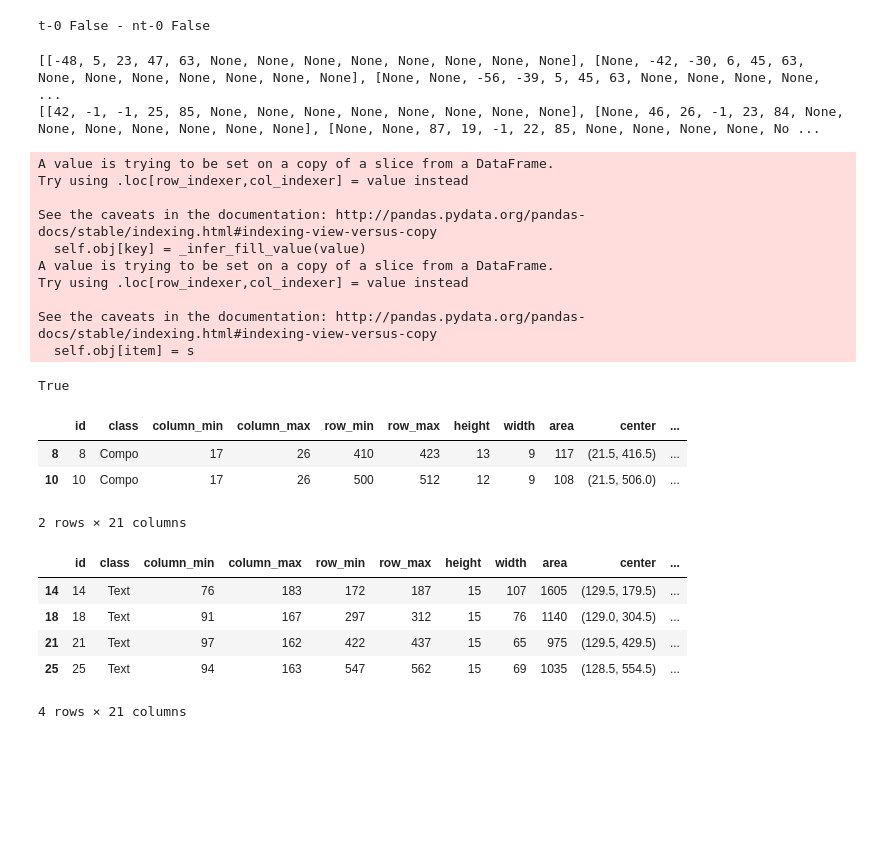
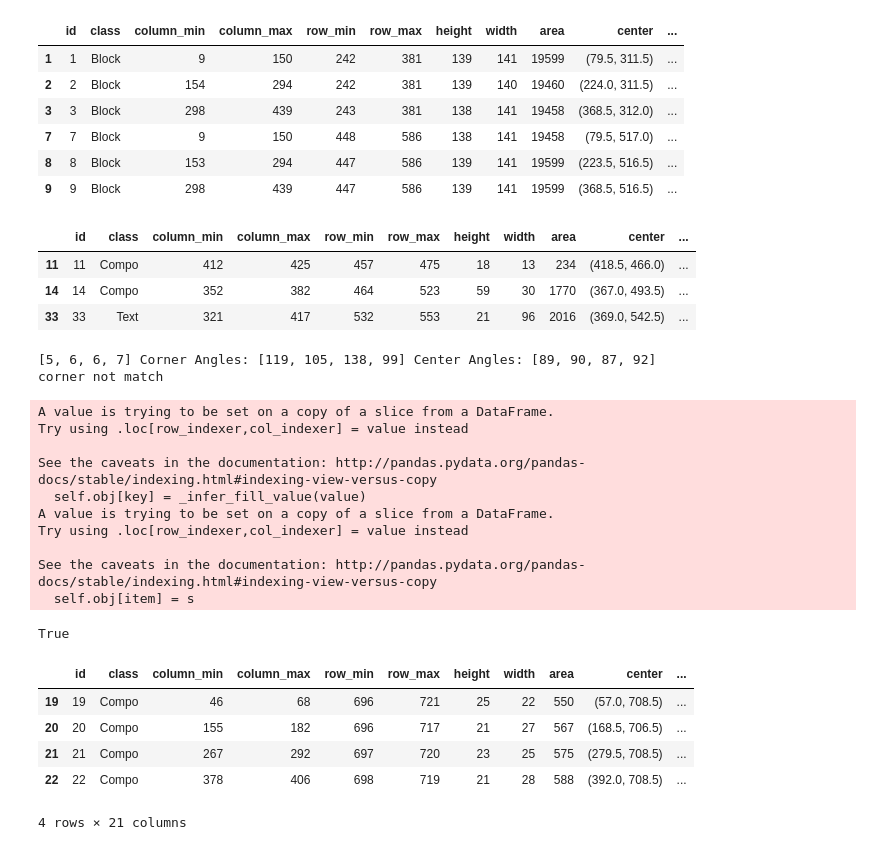
Before and after one commit to MulongXie/GUI-Perceptual-Grouping, a Jupyter notebook: test-layout.ipynb, the cells around one changed output. Saved outputs shown, nothing was run; the diff lists cells and outputs as text; code cells hidden in the pictures; blank space fills up the shorter version.

Commit message:
set each container as a group

```diff
--- a/test-layout.ipynb
+++ b/test-layout.ipynb
@@ -14,6 +14,8 @@ import os
 from os.path import join as pjoin
 # %%
 gui = GUI(img_file='E:\\Mulong\\Datasets\\gui\\rico\\combined\\all\\2114.jpg', output_dir='E:\\Temp\\data\\rico-layout\\result')
+# %%
+gui = GUI(img_file='data/input/10.jpg')
 # %%
 gui.element_detection()
 # gui.visualize_element_detection()
@@ -30,5 +31,3 @@ gui.cvt_compos_json_to_dataframe()
 gui.compos_df.repetitive_group_recognition(show=False)
 # %%
 gui.compos_df.pair_groups()
-# %% [output]
-t-0 False - nt-0 False
@@ -37,2 +34,15 @@ gui.compos_df.repetitive_block_recognition()
 # %%
 b = gui.visualize_compos_df('group')
+# %%
+df = gui.compos_df.compos_dataframe
+blocks = df[(df['class']=='Block') & (~pd.isna(df['children'])) & (df['children']!=-1)]
+# %%
+blocks
+# %% [output]
+|  | id | class | column_min | column_max | row_min | row_max | height | width | area | center | ... |
+| 1 | 1 | Block | 9 | 150 | 242 | 381 | 139 | 141 | 19599 | (79.5, 311.5) | ... |
+| 2 | 2 | Block | 154 | 294 | 242 | 381 | 139 | 140 | 19460 | (224.0, 311.5) | ... |
+| 3 | 3 | Block | 298 | 439 | 243 | 381 | 138 | 141 | 19458 | (368.5, 312.0) | ... |
+| 7 | 7 | Block | 9 | 150 | 448 | 586 | 138 | 141 | 19458 | (79.5, 517.0) | ... |
+| 8 | 8 | Block | 153 | 294 | 447 | 586 | 139 | 141 | 19599 | (223.5, 516.5) | ... |
+| 9 | 9 | Block | 298 | 439 | 447 | 586 | 139 | 141 | 19599 | (368.5, 516.5) | ... |
@@ -39,3 +52,10 @@ b = gui.visualize_compos_df('group')
+# %%
+children
+# %% [output]
+|  | id | class | column_min | column_max | row_min | row_max | height | width | area | center | ... |
+| 11 | 11 | Compo | 412 | 425 | 457 | 475 | 18 | 13 | 234 | (418.5, 466.0) | ... |
+| 14 | 14 | Compo | 352 | 382 | 464 | 523 | 59 | 30 | 1770 | (367.0, 493.5) | ... |
+| 33 | 33 | Text | 321 | 417 | 532 | 553 | 21 | 96 | 2016 | (369.0, 542.5) | ... |
 # %%
 gui.cvt_compos_json_to_dataframe()
 gui.compos_df.repetitive_group_recognition()
@@ -48,8 +70,8 @@ g_t0 = df[df['group'] == 't-0']
 # %%
-pairing.match_two_groups_with_text_by_angles_and_y_distance(g_nt0, g_t0)
+pairing.match_two_groups_with_text_by_angles_and_y_distance(g_nt2, g_t1)
 # %% [output]
-[[-48, 5, 23, 47, 63, None, None, None, None, None, None, None, None], [None, -42, -30, 6, 45, 63, None, None, None, None, None, None, None], [None, None, -56, -39, 5, 45, 63, None, None, None, None,  ...
-[[42, -1, -1, 25, 85, None, None, None, None, None, None, None, None], [None, 46, 26, -1, 23, 84, None, None, None, None, None, None, None], [None, None, 87, 19, -1, 22, 85, None, None, None, None, No ...
+[5, 6, 6, 7] Corner Angles: [119, 105, 138, 99] Center Angles: [89, 90, 87, 92]
+corner not match
 A value is trying to be set on a copy of a slice from a DataFrame.
 Try using .loc[row_indexer,col_indexer] = value instead
 
@@ -66,16 +86,9 @@ pairing.match_two_groups_by_distance(g_nt1, g_t6)
-# %%
-g_nt1
-# %% [output]
-|  | id | class | column_min | column_max | row_min | row_max | height | width | area | center | ... |
-| 8 | 8 | Compo | 17 | 26 | 410 | 423 | 13 | 9 | 117 | (21.5, 416.5) | ... |
-| 10 | 10 | Compo | 17 | 26 | 500 | 512 | 12 | 9 | 108 | (21.5, 506.0) | ... |
-2 rows × 21 columns
-# %%
-g_t6
-# %% [output]
-|  | id | class | column_min | column_max | row_min | row_max | height | width | area | center | ... |
-| 14 | 14 | Text | 76 | 183 | 172 | 187 | 15 | 107 | 1605 | (129.5, 179.5) | ... |
-| 18 | 18 | Text | 91 | 167 | 297 | 312 | 15 | 76 | 1140 | (129.0, 304.5) | ... |
-| 21 | 21 | Text | 97 | 162 | 422 | 437 | 15 | 65 | 975 | (129.5, 429.5) | ... |
-| 25 | 25 | Text | 94 | 163 | 547 | 562 | 15 | 69 | 1035 | (128.5, 554.5) | ... |
-4 rows × 21 columns
+# %%
+g_nt2
+# %% [output]
+|  | id | class | column_min | column_max | row_min | row_max | height | width | area | center | ... |
+| 19 | 19 | Compo | 46 | 68 | 696 | 721 | 25 | 22 | 550 | (57.0, 708.5) | ... |
+| 20 | 20 | Compo | 155 | 182 | 696 | 717 | 21 | 27 | 567 | (168.5, 706.5) | ... |
+| 21 | 21 | Compo | 267 | 292 | 697 | 720 | 23 | 25 | 575 | (279.5, 708.5) | ... |
+| 22 | 22 | Compo | 378 | 406 | 698 | 719 | 21 | 28 | 588 | (392.0, 708.5) | ... |
+4 rows × 21 columns
```
Also changed, not shown: parts of 6 cells of this notebook, 14 other files.
